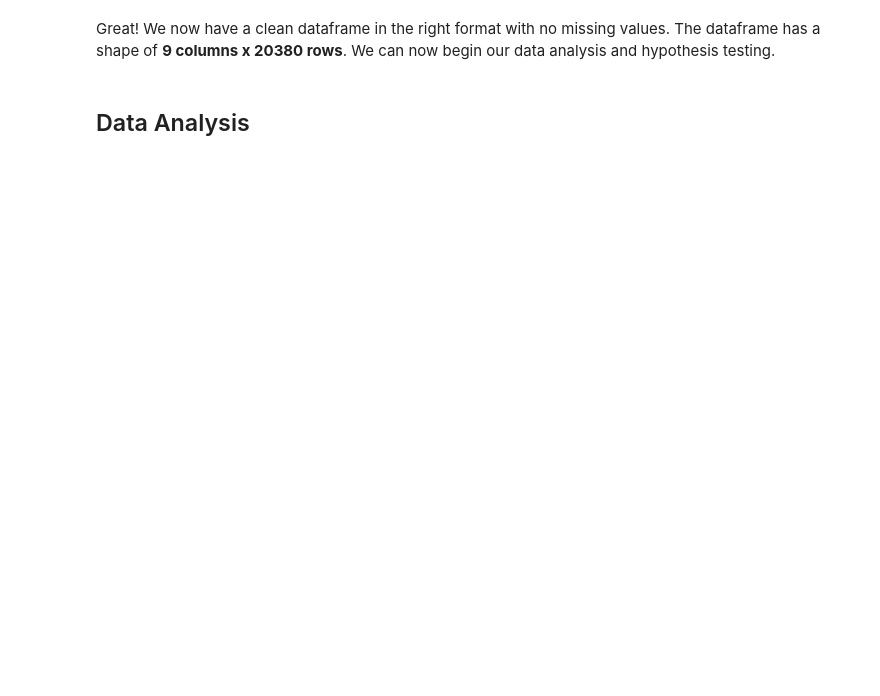
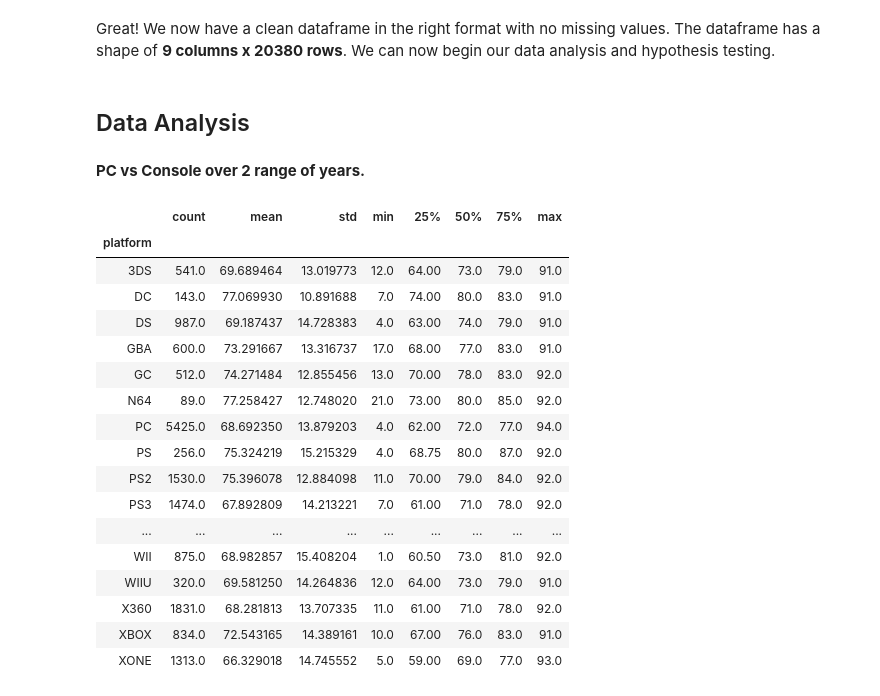
Before and after one commit to songyingho/metacritic_games_statistics, a Jupyter notebook: index.ipynb, the cells around one changed output. Cells and saved outputs as stored; diff of their text form; code cells hidden in the pictures; blank space fills up the shorter version.

```diff
--- a/index.ipynb
+++ b/index.ipynb
@@ -59,6 +61,9 @@ for i in range(0,len(df['release_date'])):
 
 df['release_date'] = year_released
 df.rename(columns={"release_date": "release_year"}, inplace = True)
+
+# Change datatype from str to integer
+df[['release_year']] = df[['release_year']].astype(int)
 # %% [markdown]
 ### Rating
 
@@ -123,3 +128,26 @@ df.head()
 Great! We now have a clean dataframe in the right format with no missing values. The dataframe has a shape of **9 columns x 20380 rows**. We can now begin our data analysis and hypothesis testing.
 # %% [markdown]
 ## Data Analysis
+# %% [markdown]
+**PC vs Console over 2 range of years.**
+# %%
+df.user_score.groupby(by=df.platform).describe()
+# %% [output]
+|  | count | mean | std | min | 25% | 50% | 75% | max |
+| platform |  |  |  |  |  |  |  |  |
+| 3DS | 541.0 | 69.689464 | 13.019773 | 12.0 | 64.00 | 73.0 | 79.0 | 91.0 |
+| DC | 143.0 | 77.069930 | 10.891688 | 7.0 | 74.00 | 80.0 | 83.0 | 91.0 |
+| DS | 987.0 | 69.187437 | 14.728383 | 4.0 | 63.00 | 74.0 | 79.0 | 91.0 |
+| GBA | 600.0 | 73.291667 | 13.316737 | 17.0 | 68.00 | 77.0 | 83.0 | 91.0 |
+| GC | 512.0 | 74.271484 | 12.855456 | 13.0 | 70.00 | 78.0 | 83.0 | 92.0 |
+| N64 | 89.0 | 77.258427 | 12.748020 | 21.0 | 73.00 | 80.0 | 85.0 | 92.0 |
+| PC | 5425.0 | 68.692350 | 13.879203 | 4.0 | 62.00 | 72.0 | 77.0 | 94.0 |
+| PS | 256.0 | 75.324219 | 15.215329 | 4.0 | 68.75 | 80.0 | 87.0 | 92.0 |
+| PS2 | 1530.0 | 75.396078 | 12.884098 | 11.0 | 70.00 | 79.0 | 84.0 | 92.0 |
+| PS3 | 1474.0 | 67.892809 | 14.213221 | 7.0 | 61.00 | 71.0 | 78.0 | 92.0 |
+| ... | ... | ... | ... | ... | ... | ... | ... | ... |
+| WII | 875.0 | 68.982857 | 15.408204 | 1.0 | 60.50 | 73.0 | 81.0 | 92.0 |
+| WIIU | 320.0 | 69.581250 | 14.264836 | 12.0 | 64.00 | 73.0 | 79.0 | 91.0 |
+| X360 | 1831.0 | 68.281813 | 13.707335 | 11.0 | 61.00 | 71.0 | 78.0 | 92.0 |
+| XBOX | 834.0 | 72.543165 | 14.389161 | 10.0 | 67.00 | 76.0 | 83.0 | 91.0 |
+| XONE | 1313.0 | 66.329018 | 14.745552 | 5.0 | 59.00 | 69.0 | 77.0 | 93.0 |
```
Also changed, not shown: parts of 11 cells of this notebook.
